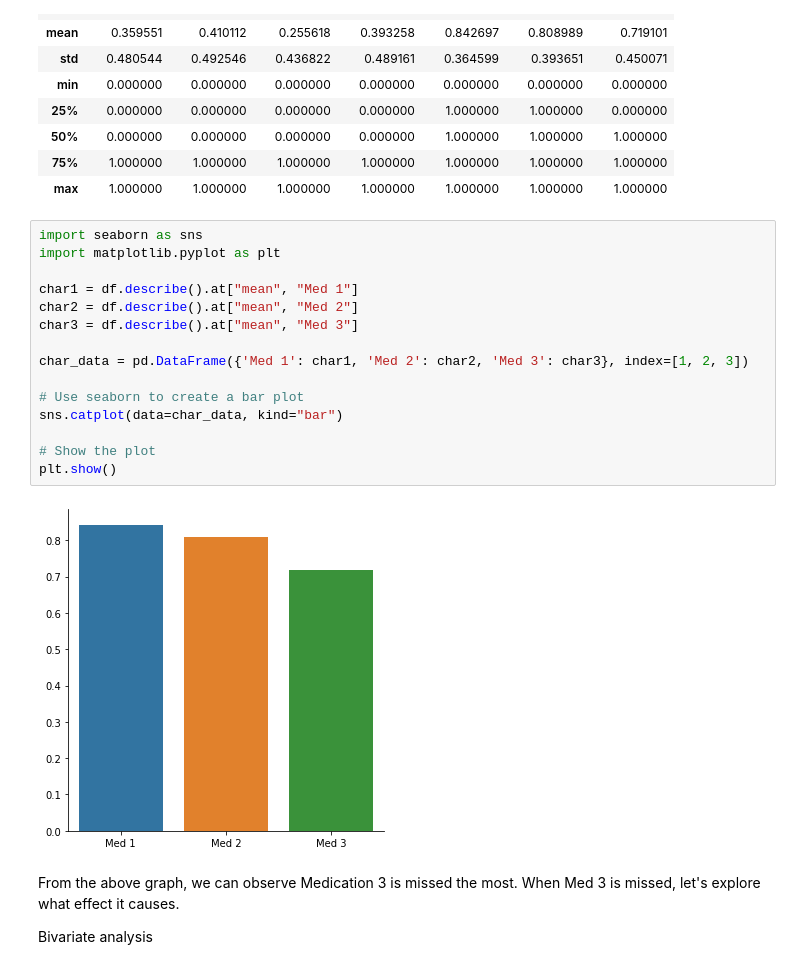
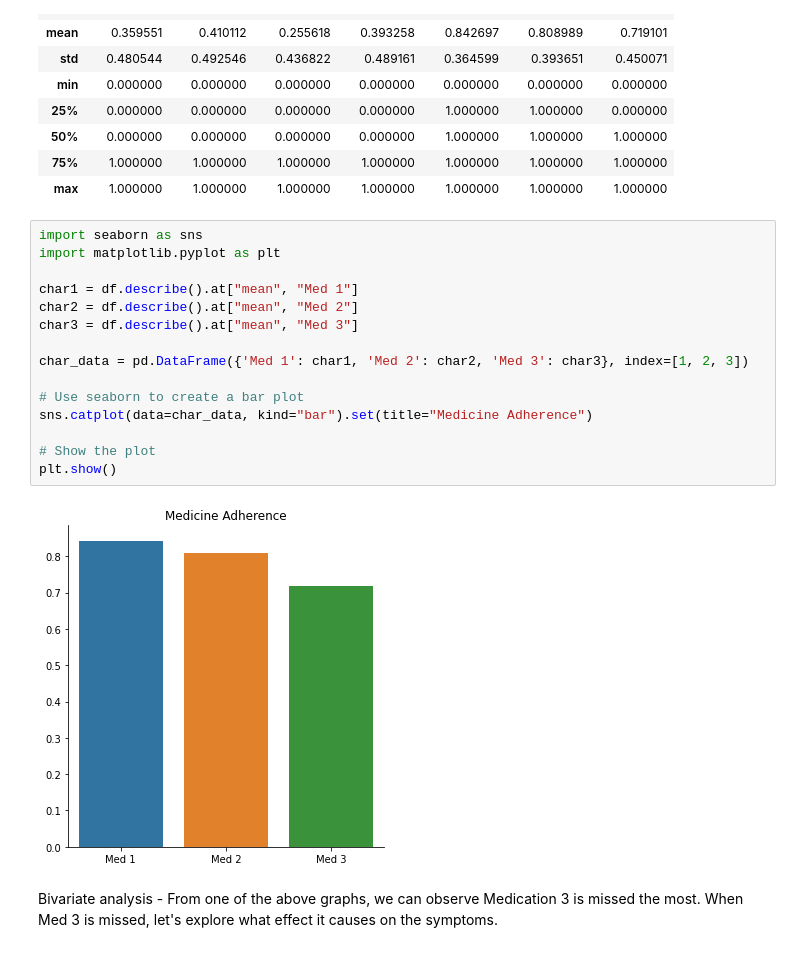
Before and after one commit to DEboy2007/Cancare, a Jupyter notebook: Data_Analysis.ipynb, the cells around one changed output. Saved outputs shown, nothing was run; the diff lists cells and outputs as text.

```diff
--- a/Data_Analysis.ipynb
+++ b/Data_Analysis.ipynb
@@ -261,21 +272,19 @@ df.describe()
 # %%
 import seaborn as sns
 import matplotlib.pyplot as plt
 
 char1 = df.describe().at["mean", "Med 1"]
 char2 = df.describe().at["mean", "Med 2"]
 char3 = df.describe().at["mean", "Med 3"]
 
 char_data = pd.DataFrame({'Med 1': char1, 'Med 2': char2, 'Med 3': char3}, index=[1, 2, 3])
 
 # Use seaborn to create a bar plot
-sns.catplot(data=char_data, kind="bar")
+sns.catplot(data=char_data, kind="bar").set(title="Medicine Adherence")
 
 # Show the plot
 plt.show()
 # %% [output]
-[figure, old version]
+[figure, new version]
 # %% [markdown]
-From the above graph, we can observe Medication 3 is missed the most. When Med 3 is missed, let's explore what effect it causes.
-
-Bivariate analysis
+Bivariate analysis - From one of the above graphs, we can observe Medication 3 is missed the most. When Med 3 is missed, let's explore what effect it causes on the symptoms.
```
Also changed, not shown: parts of 16 cells of this notebook, 1 other file.
